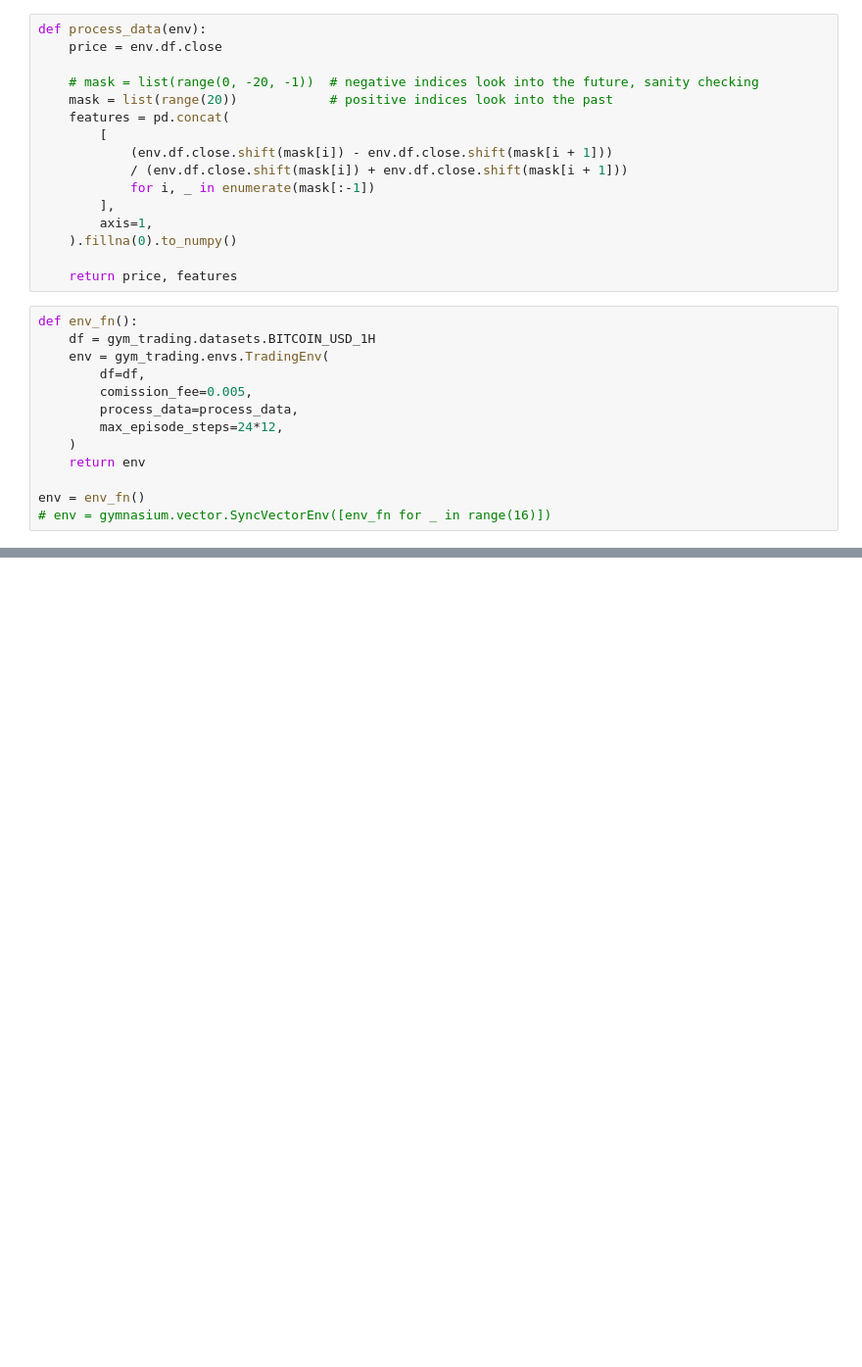
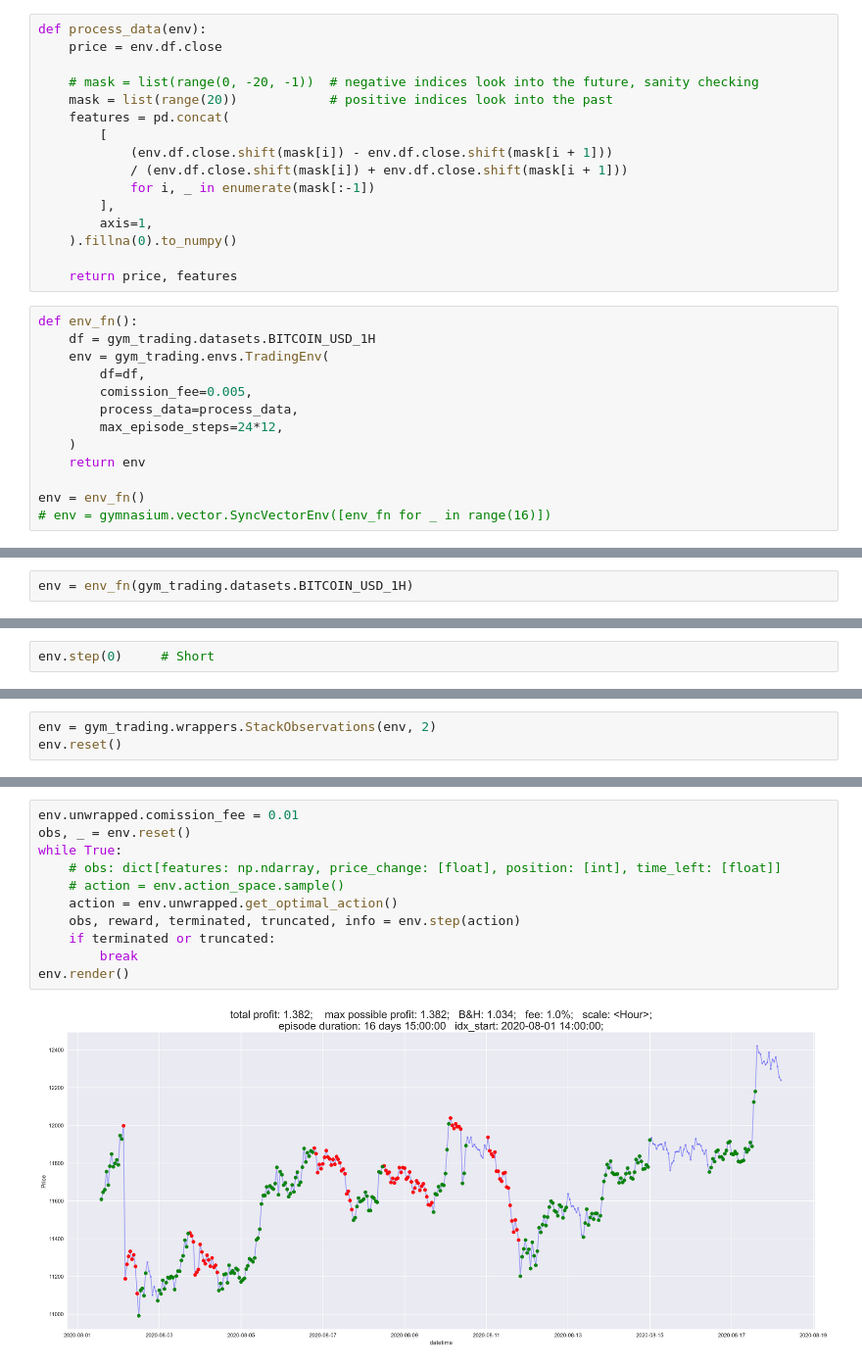
Before and after one commit to mkhlyzov/gym-trading, a Jupyter notebook: examples/advanced_usage.ipynb, the cells around one changed output, grey strips where cells are left out. Shown at 98% size. Drawn from its saved outputs; the diff is of its cells as text; blank space fills up the shorter version.

```diff
--- a/examples/advanced_usage.ipynb
+++ b/examples/advanced_usage.ipynb
@@ -46,0 +105,2 @@ env.render()
+# %%
+env = env_fn(gym_trading.datasets.BITCOIN_USD_1H)
@@ -46,0 +119,2 @@ env.render()
+# %%
+env.step(0)     # Short
@@ -46,0 +134,3 @@ env.render()
+# %%
+env = gym_trading.wrappers.StackObservations(env, 2)
+env.reset()
@@ -46,0 +149,13 @@ env.render()
+# %%
+env.unwrapped.comission_fee = 0.01
+obs, _ = env.reset()
+while True:
+    # obs: dict[features: np.ndarray, price_change: [float], position: [int], time_left: [float]]
+    # action = env.action_space.sample()
+    action = env.unwrapped.get_optimal_action()
+    obs, reward, terminated, truncated, info = env.step(action)
+    if terminated or truncated:
+        break
+env.render()
+# %% [output]
+[figure, added]
```
Also changed, not shown: parts of 9 cells of this notebook.
